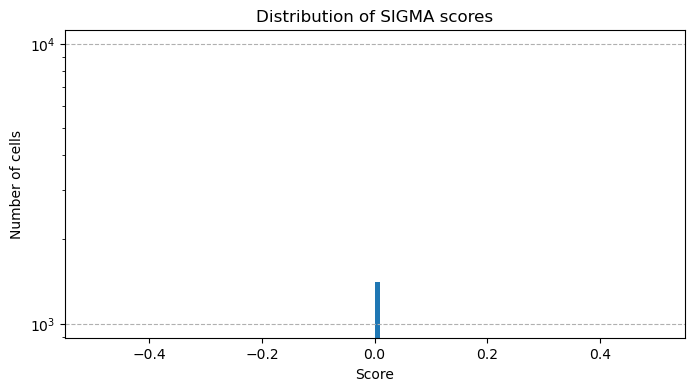
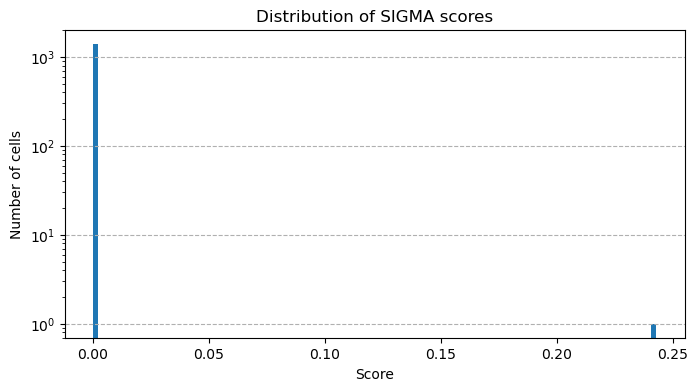
Unified diff of the notebook cell whose output changed from the first chart to the second:
--- before
+++ after
@@ -7,4 +7,4 @@
 ax.set_title("Distribution of SIGMA scores")
 
-fig.savefig("figures/10x_Score.svg", bbox_inches="tight", dpi=300)
+fig.savefig("figures/10x_Score.svg", bbox_inches="tight", dpi=500)
 plt.show()

Commit: update studycase figures